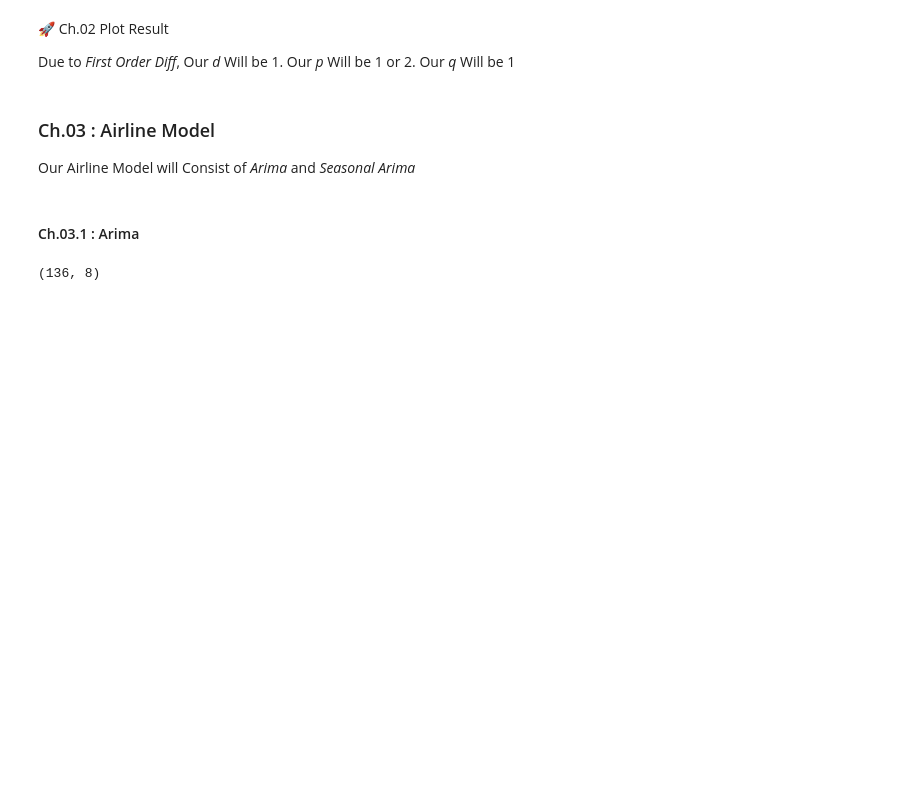
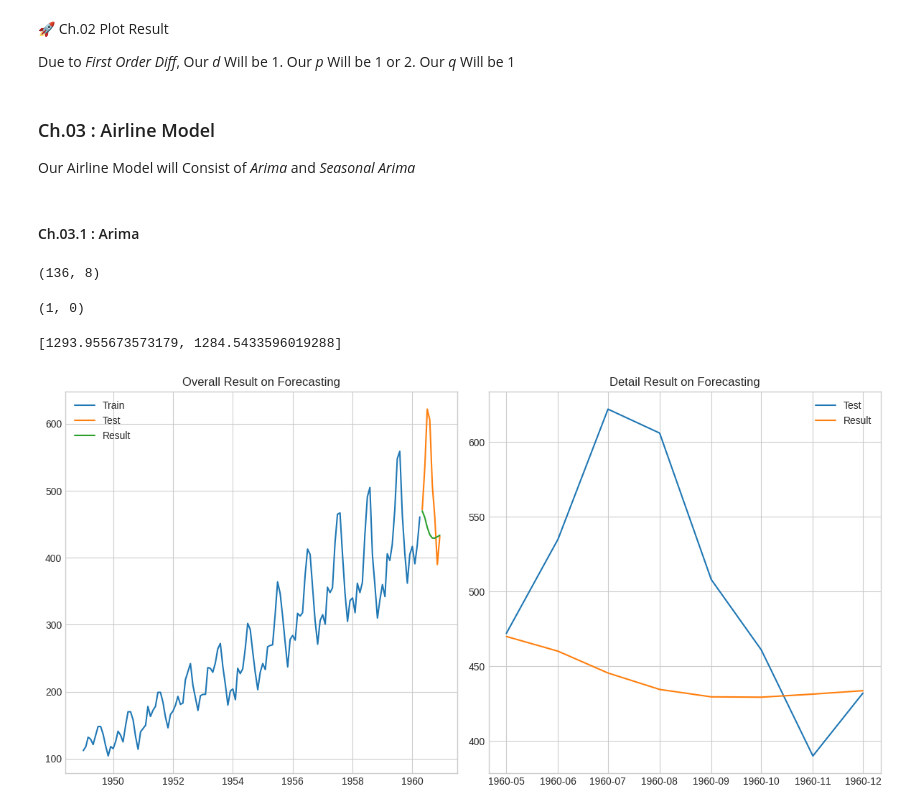
Before and after one commit to Inthari/Air, a Jupyter notebook: Lab 01.ipynb, the cells around one changed output. Saved outputs shown, nothing was run; the diff lists cells and outputs as text; code cells hidden in the pictures; blank space fills up the shorter version.

```diff
--- a/Lab 01.ipynb
+++ b/Lab 01.ipynb
@@ -234,3 +234,37 @@ test = airline.iloc[train_split:]
 len(train), len(test)
 # %% [output]
 (136, 8)
+# %%
+orders = [(1, 1, 1), (2, 1, 1)]
+
+errors = []; error_list = []
+
+for order in orders:
+
+  arima_model = ARIMA(train, order=order).fit()
+
+  logits = arima_model.forecast(len(test))
+
+  error = np.sqrt(mean_squared_error(test, logits))
+
+  errors.append(error); error_list.append(arima_model.aic)
+
+np.argmin(error_list), np.argmin(errors)
+# %% [output]
+(1, 0)
+# %%
+error_list
+# %% [output]
+[1293.955673573179, 1284.5433596019288]
+# %%
+order = orders[np.argmin(error_list)]
+
+arima_model = ARIMA(train, order=order).fit()
+
+logits = arima_model.forecast(len(test))
+
+result = Relplot(train, test, logits)
+
+result.Relplot
+# %% [output]
+[figure, added]
```
Also changed, not shown: parts of 9 cells of this notebook.
